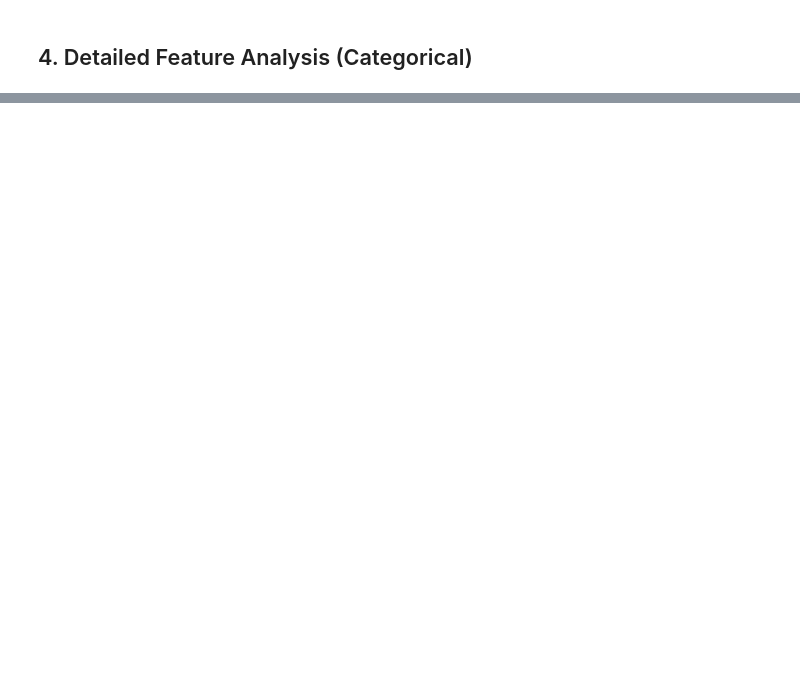
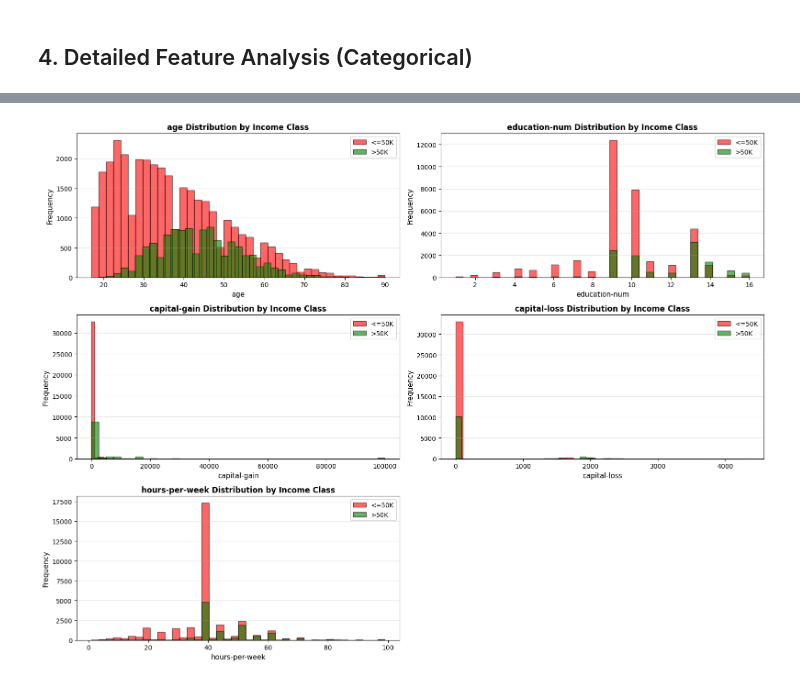
Before and after one commit to AymericMtp/supervised-learning, a Jupyter notebook: eda.ipynb, the cells around one changed output, grey strips where cells are left out. Drawn from its saved outputs; the diff is of its cells as text; code cells hidden in the pictures; blank space fills up the shorter version.

```diff
--- a/eda.ipynb
+++ b/eda.ipynb
@@ -183,0 +372,23 @@ income_df = income_df_deleted
+# %%
+fig, axes = plt.subplots(nrows=3, ncols=2, figsize=(16, 12))
+axes = axes.flatten()
+
+for i, col in enumerate(numerical_features):
+    low_income = income_df[income_df['income'] == 0][col]
+    high_income = income_df[income_df['income'] == 1][col]
+
+    axes[i].hist(low_income, bins=40, alpha=0.6, label='<=50K', color='red', edgecolor='black')
+    axes[i].hist(high_income, bins=40, alpha=0.6, label='>50K', color='green', edgecolor='black')
+
+    axes[i].set_xlabel(col, fontsize=11)
+    axes[i].set_ylabel('Frequency', fontsize=11)
+    axes[i].set_title(f'{col} Distribution by Income Class', fontsize=12, fontweight='bold')
+    axes[i].legend()
+    axes[i].grid(axis='y', alpha=0.3)
+
+fig.delaxes(axes[5])
+plt.tight_layout()
+plt.savefig('numerical_by_income.png', dpi=300, bbox_inches='tight')
+plt.show()
+# %% [output]
+[figure, added]
```
Also changed, not shown: parts of 12 cells of this notebook, 6 other files.
